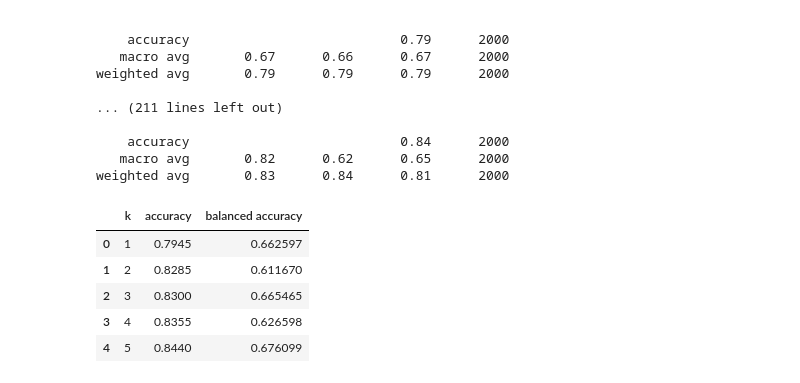
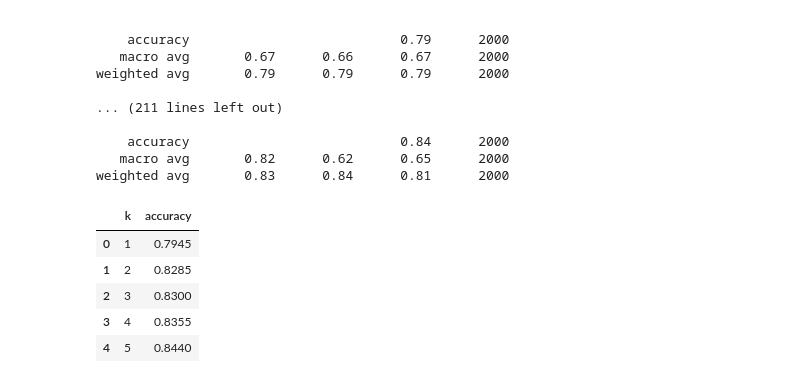
Before and after one commit to jessegunter/Project2_Bank_Customer_Churn, a Jupyter notebook: knn.ipynb, the cells around one changed output. Drawn from its saved outputs; the diff is of its cells as text; code cells hidden in the pictures.

```diff
--- a/knn.ipynb
+++ b/knn.ipynb
@@ -69,17 +69,17 @@ weighted avg       0.79      0.79      0.79      2000
 weighted avg       0.83      0.84      0.81      2000
 # %%
 # Create a dictionary that holds the list values for k and inertia
-elbow_data = {"k": k, "accuracy": accuracy, "balanced accuracy": balanced_accuracy}
+elbow_data = {"k": k, "accuracy": accuracy}
 
 # Create a DataFrame using the elbow_data dictionary
 df_elbow = pd.DataFrame(elbow_data)
 
 # Review the DataFrame
 df_elbow.head()
 # %% [output]
-|  | k | accuracy | balanced accuracy |
-| 0 | 1 | 0.7945 | 0.662597 |
-| 1 | 2 | 0.8285 | 0.611670 |
-| 2 | 3 | 0.8300 | 0.665465 |
-| 3 | 4 | 0.8355 | 0.626598 |
-| 4 | 5 | 0.8440 | 0.676099 |
+|  | k | accuracy |
+| 0 | 1 | 0.7945 |
+| 1 | 2 | 0.8285 |
+| 2 | 3 | 0.8300 |
+| 3 | 4 | 0.8355 |
+| 4 | 5 | 0.8440 |
```
Also changed, not shown: parts of 4 cells of this notebook.
